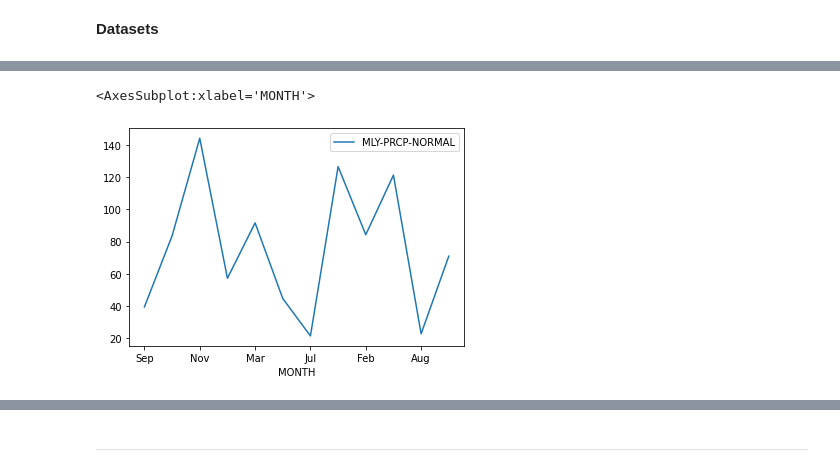
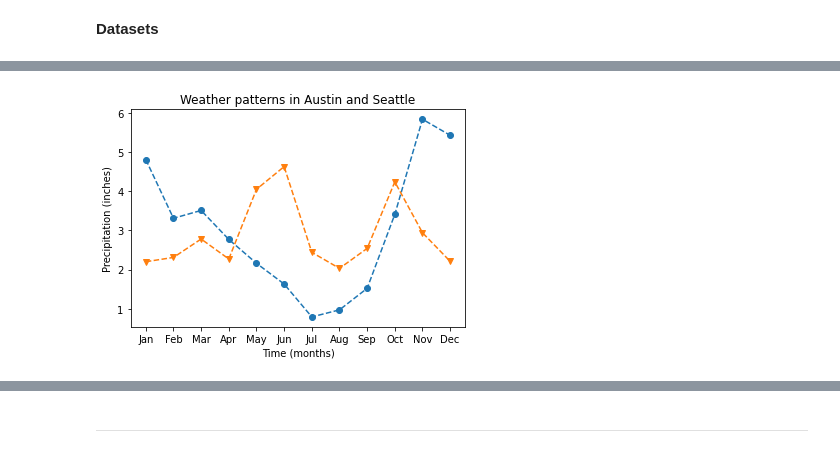
Before and after one commit to ishtiakrongon/Datacamp-Introduction_to_Data_Visualization_with_Matplotlib, a Jupyter notebook: Introduction to matplotlib.ipynb, the cells around one changed output, grey strips where cells are left out. Cells and saved outputs as stored; diff of their text form; code cells hidden in the pictures.

```diff
--- a/Introduction to matplotlib.ipynb
+++ b/Introduction to matplotlib.ipynb
@@ -24,7 +24,13 @@ plt.show()
 ## Adding Data to an axes object
 # %%
 # Loading Datasets
-seattle_weather = pd.read_csv("D:/git_repositories/Datacamp-Introduction_to_Data_Visualization_with_Matplotlib/Datasets/seattle_weather.csv")
-austin_weather = pd.read_csv("D:/git_repositories/Datacamp-Introduction_to_Data_Visualization_with_Matplotlib/Datasets/austin_weather.csv")
+weather = pd.read_csv("D:/git_repositories/Datacamp-Introduction_to_Data_Visualization_with_Matplotlib/Datasets/seattle_weather.csv", index_col= "DATE")
+austin_weather = pd.read_csv("D:/git_repositories/Datacamp-Introduction_to_Data_Visualization_with_Matplotlib/Datasets/austin_weather.csv", index_col = "DATE")
+# %%
+# Some pre-processing on the weather datasets, including adding a month column
+seattle_weather = weather[weather["STATION"] == "USW00094290"]
+month = ["Jan", "Feb", "Mar", "Apr", "May", "Jun", "Jul", "Aug", "Sep", "Oct", "Nov", "Dec"]
+seattle_weather["MONTH"] = month
+austin_weather["MONTH"] = month
 # %% [markdown]
 **Datasets**
@@ -115,28 +37,23 @@ aw.head()
-# %%
-seattle = sw.loc[:, ["MONTH", "MLY-PRCP-NORMAL"]].groupby(sw["MONTH"], as_index= True).agg({'MLY-PRCP-NORMAL':'sum'}).sort_values("MONTH", ascending= False)
-seattle.plot(
-    kind = 'line'
-)
-# %% [output]
-<AxesSubplot:xlabel='MONTH'>
-[figure, removed]
 # %%
+fig, ax = plt.subplots()
 # Plotting MLY-PRCP-NORMAL from seattle_weather against the MONTH
 
-ax.plot(sw["MONTH"], sw["MLY-PRCP-NORMAL"], marker = 'o', linestyle = '--')
-ax.plot(aw["MONTH"], aw["MLY-PRCP-NORMAL"], marker = 'v', linestyle = '--')
+ax.plot(seattle_weather["MONTH"], seattle_weather["MLY-PRCP-NORMAL"], marker = 'o', linestyle = '--')
+ax.plot(austin_weather["MONTH"], austin_weather["MLY-PRCP-NORMAL"], marker = 'v', linestyle = '--')
 
 # Customize the x-axis label
 ax.set_xlabel("Time (months)")
 
 # Customize the y-axis label
 ax.set_ylabel("Precipitation (inches)")
 
 # Add the title
 ax.set_title("Weather patterns in Austin and Seattle")
 
 # Display the figure
 plt.show()
+# %% [output]
+[figure, added]
 # %%
 # Create a Figure and an array of subplots with 2 rows and 2 columns
 fig, ax = plt.subplots(2, 2)
```
Also changed, not shown: parts of 11 cells of this notebook.
